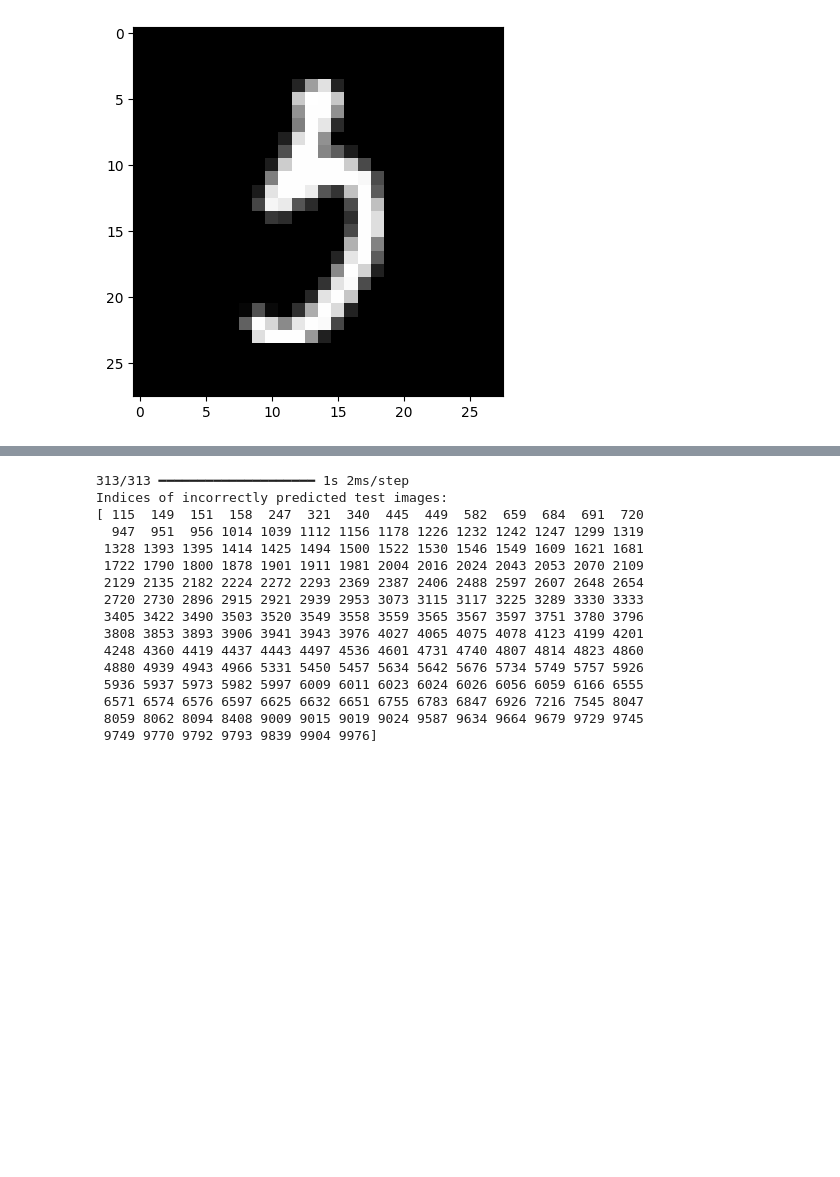
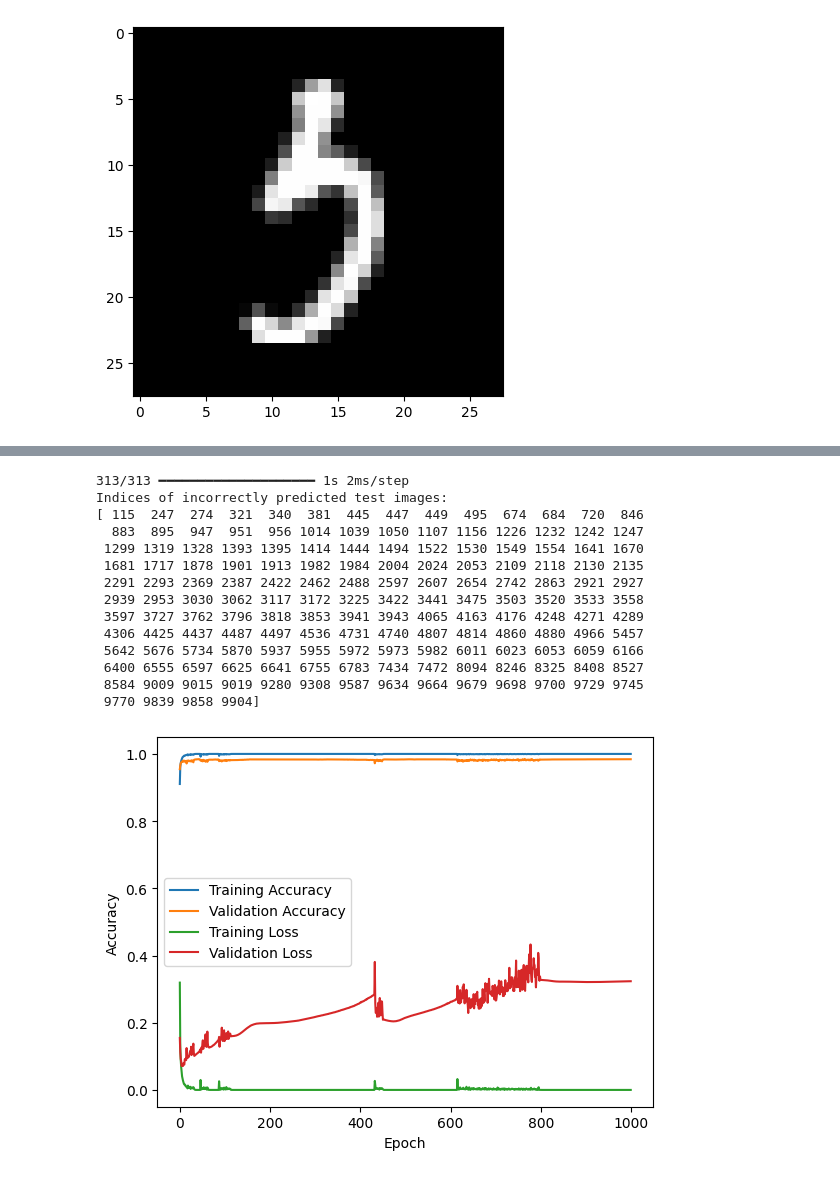
Before and after one commit to amirNoori73/01-Deep-Learning, a Jupyter notebook: 03- mnist_numbers.ipynb, the cells around one changed output, grey strips where cells are left out. Saved outputs shown, nothing was run; the diff lists cells and outputs as text; code cells hidden in the pictures; blank space fills up the shorter version.

```diff
--- a/03- mnist_numbers.ipynb
+++ b/03- mnist_numbers.ipynb
@@ -66,6 +63,6 @@ Model: "sequential_1"
  Trainable params: 118,282 (462.04 KB)
  Non-trainable params: 0 (0.00 B)
 # %%
-model.fit(train_images, train_labels, epochs=1000, batch_size=256, validation_data=(test_images, test_labels), verbose=2)
+hist = model.fit(train_images, train_labels, epochs=1000, batch_size=128, validation_data=(test_images, test_labels), verbose=2)
 # %% [output]
 Epoch 1/1000
@@ -122,17 +118,32 @@ print(incorrect_indices)
 # %% [output]
 313/313 ━━━━━━━━━━━━━━━━━━━━ 1s 2ms/step
 Indices of incorrectly predicted test images:
-[ 115  149  151  158  247  321  340  445  449  582  659  684  691  720
-  947  951  956 1014 1039 1112 1156 1178 1226 1232 1242 1247 1299 1319
- 1328 1393 1395 1414 1425 1494 1500 1522 1530 1546 1549 1609 1621 1681
- 1722 1790 1800 1878 1901 1911 1981 2004 2016 2024 2043 2053 2070 2109
- 2129 2135 2182 2224 2272 2293 2369 2387 2406 2488 2597 2607 2648 2654
- 2720 2730 2896 2915 2921 2939 2953 3073 3115 3117 3225 3289 3330 3333
- 3405 3422 3490 3503 3520 3549 3558 3559 3565 3567 3597 3751 3780 3796
- 3808 3853 3893 3906 3941 3943 3976 4027 4065 4075 4078 4123 4199 4201
- 4248 4360 4419 4437 4443 4497 4536 4601 4731 4740 4807 4814 4823 4860
- 4880 4939 4943 4966 5331 5450 5457 5634 5642 5676 5734 5749 5757 5926
- 5936 5937 5973 5982 5997 6009 6011 6023 6024 6026 6056 6059 6166 6555
- 6571 6574 6576 6597 6625 6632 6651 6755 6783 6847 6926 7216 7545 8047
- 8059 8062 8094 8408 9009 9015 9019 9024 9587 9634 9664 9679 9729 9745
- 9749 9770 9792 9793 9839 9904 9976]
+[ 115  247  274  321  340  381  445  447  449  495  674  684  720  846
+  883  895  947  951  956 1014 1039 1050 1107 1156 1226 1232 1242 1247
+ 1299 1319 1328 1393 1395 1414 1444 1494 1522 1530 1549 1554 1641 1670
+ 1681 1717 1878 1901 1913 1982 1984 2004 2024 2053 2109 2118 2130 2135
+ 2291 2293 2369 2387 2422 2462 2488 2597 2607 2654 2742 2863 2921 2927
+ 2939 2953 3030 3062 3117 3172 3225 3422 3441 3475 3503 3520 3533 3558
+ 3597 3727 3762 3796 3818 3853 3941 3943 4065 4163 4176 4248 4271 4289
+ 4306 4425 4437 4487 4497 4536 4731 4740 4807 4814 4860 4880 4966 5457
+ 5642 5676 5734 5870 5937 5955 5972 5973 5982 6011 6023 6053 6059 6166
+ 6400 6555 6597 6625 6641 6755 6783 7434 7472 8094 8246 8325 8408 8527
+ 8584 9009 9015 9019 9280 9308 9587 9634 9664 9679 9698 9700 9729 9745
+ 9770 9839 9858 9904]
+# %%
+acc = hist.history['accuracy']
+val_acc = hist.history['val_accuracy']
+loss = hist.history['loss']
+val_loss = hist.history['val_loss']
+
+plt.plot(acc, label='Training Accuracy')
+plt.plot(val_acc, label='Validation Accuracy')
+plt.plot(loss, label='Training Loss')
+plt.plot(val_loss, label='Validation Loss')
+
+plt.xlabel('Epoch')
+plt.ylabel('Accuracy')
+plt.legend()
+plt.show()
+# %% [output]
+[figure, added]
```
Also changed, not shown: parts of 6 cells of this notebook.
